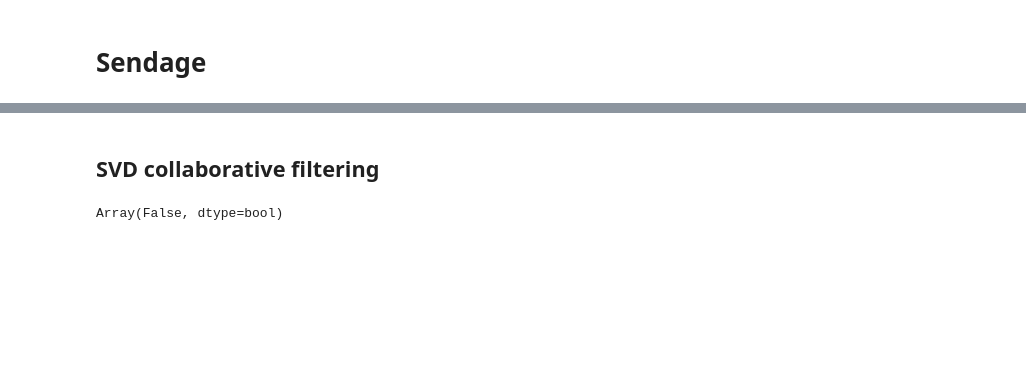
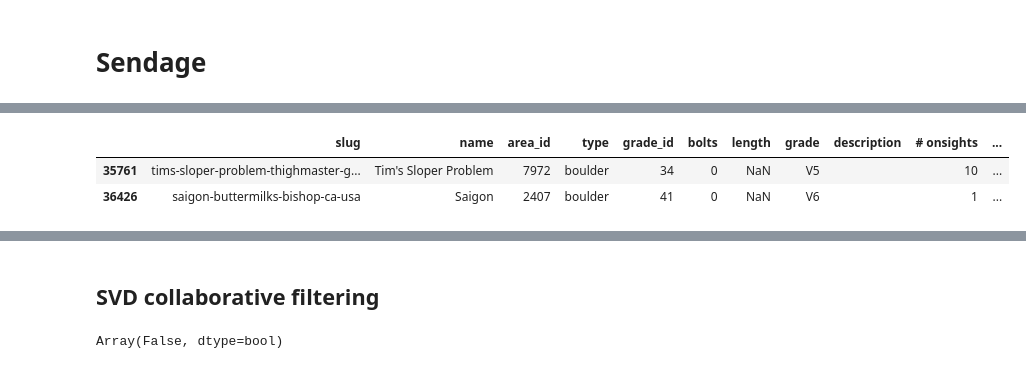
Before and after one commit to lrthomps/cs224u, a Jupyter notebook: final project/sendage/collaborative_filtering_jax.ipynb, the cells around one changed output, grey strips where cells are left out. Cells and saved outputs as stored; diff of their text form; code cells hidden in the pictures; blank space fills up the shorter version.

```diff
--- a/final project/sendage/collaborative_filtering_jax.ipynb
+++ b/final project/sendage/collaborative_filtering_jax.ipynb
@@ -36,3 +100,9 @@ ascents_df.head()
+# %%
+boulders[boulders['# sends'] > boulders['ratings_count'] + boulders['stars_isna']]
+# %% [output]
+|  | slug | name | area_id | type | grade_id | bolts | length | grade | description | # onsights | ... |
+| 35761 | tims-sloper-problem-thighmaster-g... | Tim's Sloper Problem | 7972 | boulder | 34 | 0 | NaN | V5 |  | 10 | ... |
+| 36426 | saigon-buttermilks-bishop-ca-usa | Saigon | 2407 | boulder | 41 | 0 | NaN | V6 |  | 1 | ... |
 # %%
 bascents = ascents_df[np.isin(ascents_df['climb_id'], boulders.index)]
 # %%
```
Also changed, not shown: parts of 17 cells of this notebook, 11 other files.
